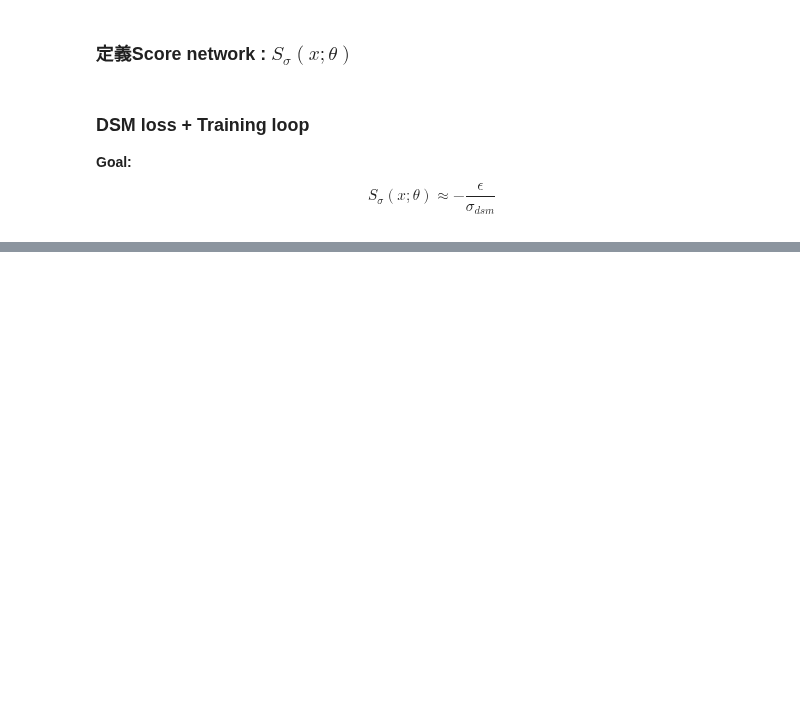
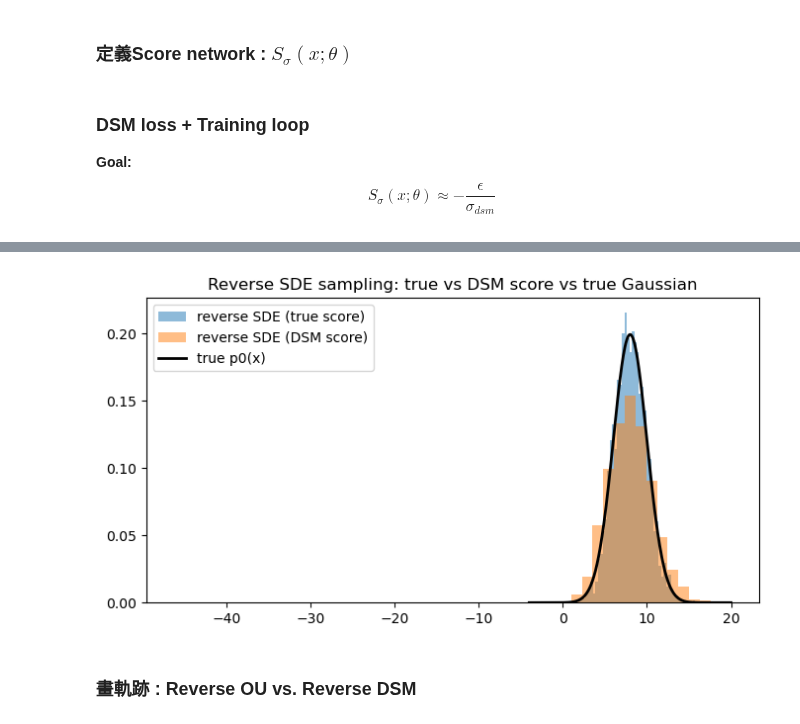
Before and after one commit to XuanWeiWang-999/2025Autumn_ML-project-DiffusionModel_02, a Jupyter notebook: 20251126_code/1D Gaussian_DSM.ipynb, the cells around one changed output, grey strips where cells are left out. Saved outputs shown, nothing was run; the diff lists cells and outputs as text; code cells hidden in the pictures; blank space fills up the shorter version.

```diff
--- a/20251126_code/1D Gaussian_DSM.ipynb
+++ b/20251126_code/1D Gaussian_DSM.ipynb
@@ -293,0 +373,41 @@ plt.show()
+# %%
+device = torch.device("cpu")
+## ---參數跟之前差不多
+beta=0.7
+sigma=1.0   ## OU SDE's noise level
+T=20.0
+t_target=10.0
+dt=5e-3  #時間步長
+
+mu1=8.0
+s1=2.0
+
+K_traj=10  #trajectories 數量
+N_part=6000 #估計pdf形狀的OU粒子數
+
+seed=0
+rng = np.random.default_rng(seed)
+
+#----------------------------
+
+# 1) 用真實 OU score 做 reverse SDE
+x_true = sample_reverse_ou_fast(score_true, N=2000, T=T, dt=0.02, seed=0)
+
+# 2) 用 DSM score 做 reverse SDE
+x_dsm  = sample_reverse_ou_fast(score_dsm, N=2000, T=T, dt=0.02, seed=1)
+
+# 3) 畫 histogram + 真實 Gaussian p0(x)
+xs = np.linspace(mu1-6*s1, mu1+6*s1, 400)
+p0 = (1.0 / (np.sqrt(2*np.pi)*s1)) * np.exp(-(xs-mu1)**2 / (2*s1**2))
+
+plt.figure(figsize=(8,4))
+plt.hist(x_true, bins=50, density=True, alpha=0.5, label="reverse SDE (true score)")
+plt.hist(x_dsm,  bins=50, density=True, alpha=0.5, label="reverse SDE (DSM score)")
+plt.plot(xs, p0, 'k', lw=2, label="true p0(x)")
+plt.legend()
+plt.title("Reverse SDE sampling: true vs DSM score vs true Gaussian")
+plt.show()
+# %% [output]
+[figure, added]
+# %% [markdown]
+### 畫軌跡 : Reverse OU vs. Reverse DSM
```
Also changed, not shown: parts of 14 cells of this notebook.
